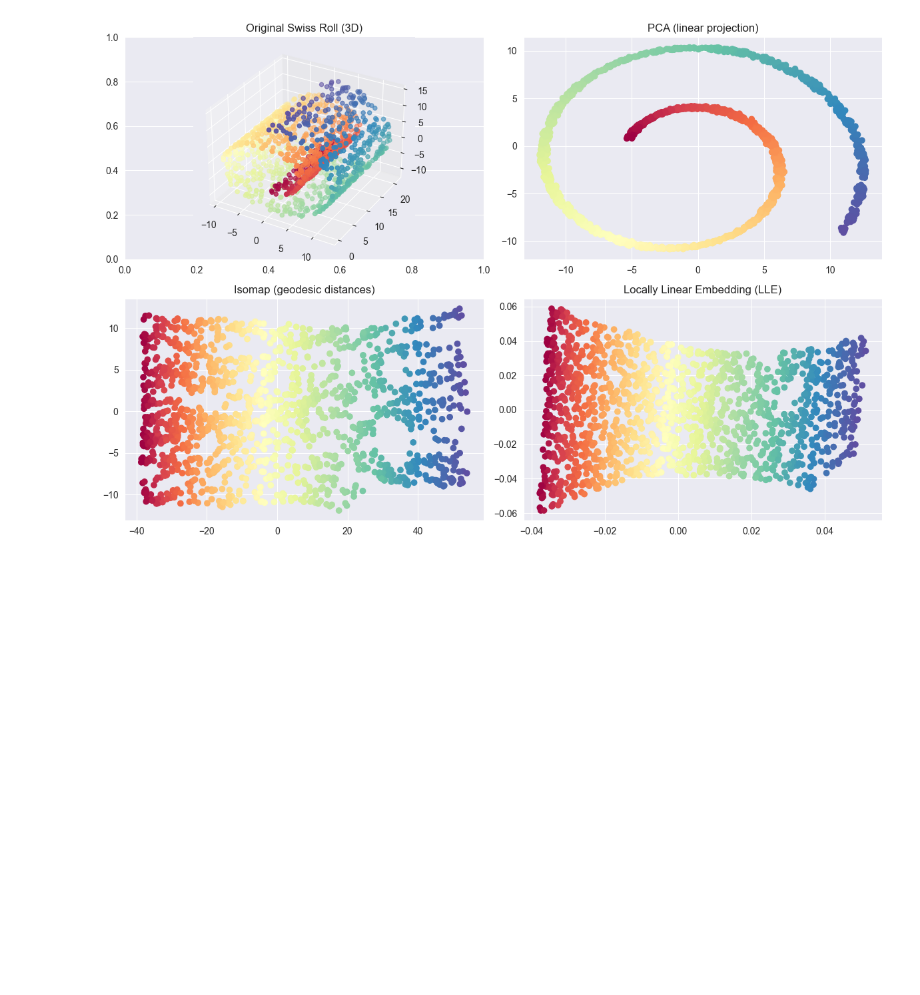
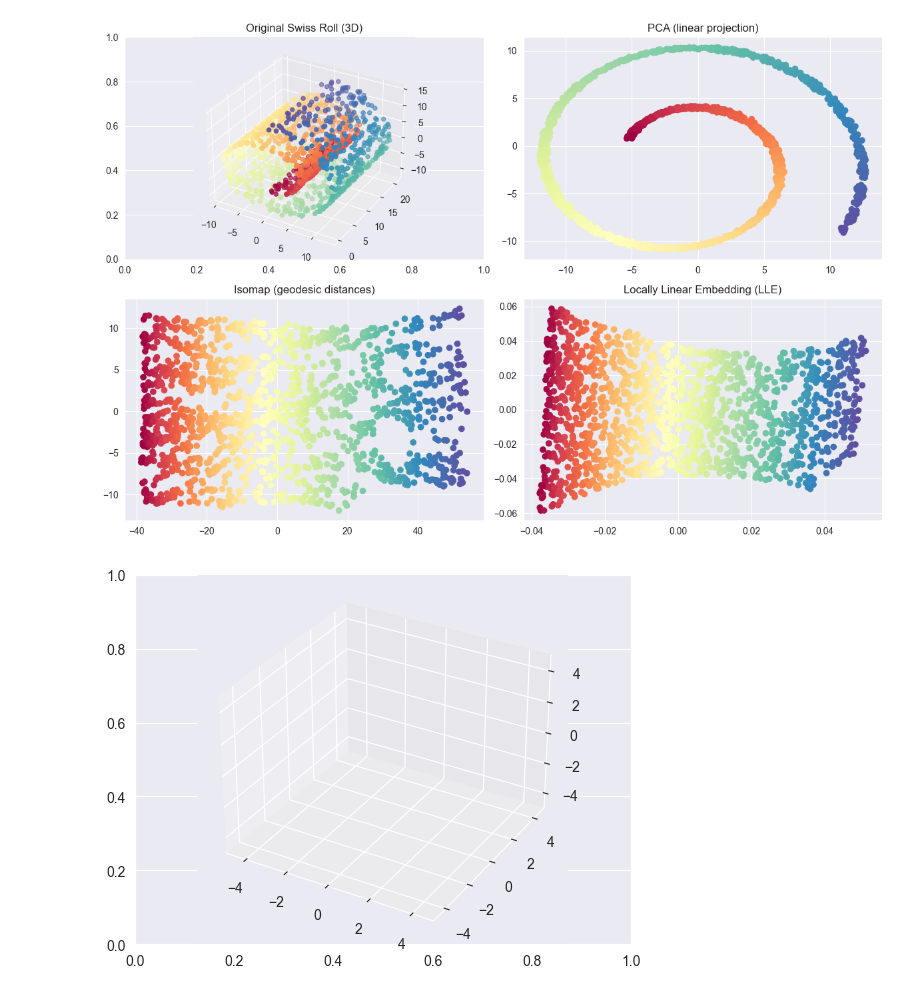
Before and after one commit to codeMaestro78/Machine-learning, a Jupyter notebook: Machine learning/Unsupervised Learning/Manifold learning.ipynb, the cells around one changed output. Saved outputs shown, nothing was run; the diff lists cells and outputs as text; code cells hidden in the pictures; blank space fills up the shorter version.

```diff
--- a/Machine learning/Unsupervised Learning/Manifold learning.ipynb
+++ b/Machine learning/Unsupervised Learning/Manifold learning.ipynb
@@ -157,3 +157,63 @@ plt.tight_layout()
 plt.show()
 # %% [output]
 [figure]
+# %%
+import numpy as np
+import matplotlib.pyplot as plt
+from matplotlib.animation import FuncAnimation
+
+G = 1.0
+N = 6
+np.random.seed(0)
+# Positions, velocities, masses
+r = np.random.randn(N,3)
+v = np.random.randn(N,3)*0.0
+m = np.abs(np.random.randn(N)) + 0.5
+
+dt, T = 0.002, 20.0
+steps = int(T/dt)
+
+def accel(r):
+    a = np.zeros_like(r)
+    for i in range(N):
+        diff = r[i] - r
+        dist3 = np.linalg.norm(diff, axis=1)**3 + 1e-3
+        a[i] = -G * (m[:,None]*diff / dist3[:,None]).sum(axis=0)
+    return a
+
+# Leapfrog
+R = []
+a = accel(r)
+for _ in range(steps):
+    v += 0.5*dt*a
+    r += dt*v
+    a = accel(r)
+    v += 0.5*dt*a
+    R.append(r.copy())
+R = np.array(R)  # [steps, N, 3]
+
+fig = plt.subplots()[1]
+ax = plt.axes(projection='3d')
+ax.set_xlim(-5,5); ax.set_ylim(-5,5); ax.set_zlim(-5,5)
+pts = ax.plot([], [], [], 'o')[0]
+trails = [ax.plot([], [], [], '-', linewidth=0.75)[0] for _ in range(N)]
+trail_len = 300
+
+def init():
+    pts.set_data([], []); pts.set_3d_properties([])
+    for t in trails: t.set_data([], []); t.set_3d_properties([])
+    return [pts, *trails]
+
+def update(i):
+    ri = R[i]
+    pts.set_data(ri[:,0], ri[:,1]); pts.set_3d_properties(ri[:,2])
+    j0 = max(0, i-trail_len)
+    for k, t in enumerate(trails):
+        seg = R[j0:i+1, k]
+        t.set_data(seg[:,0], seg[:,1]); t.set_3d_properties(seg[:,2])
+    return [pts, *trails]
+
+ani = FuncAnimation(ax.figure, update, frames=len(R), init_func=init, interval=10, blit=True)
+plt.show()
+# %% [output]
+[figure, added]
```
Also changed, not shown: 3 other files.
